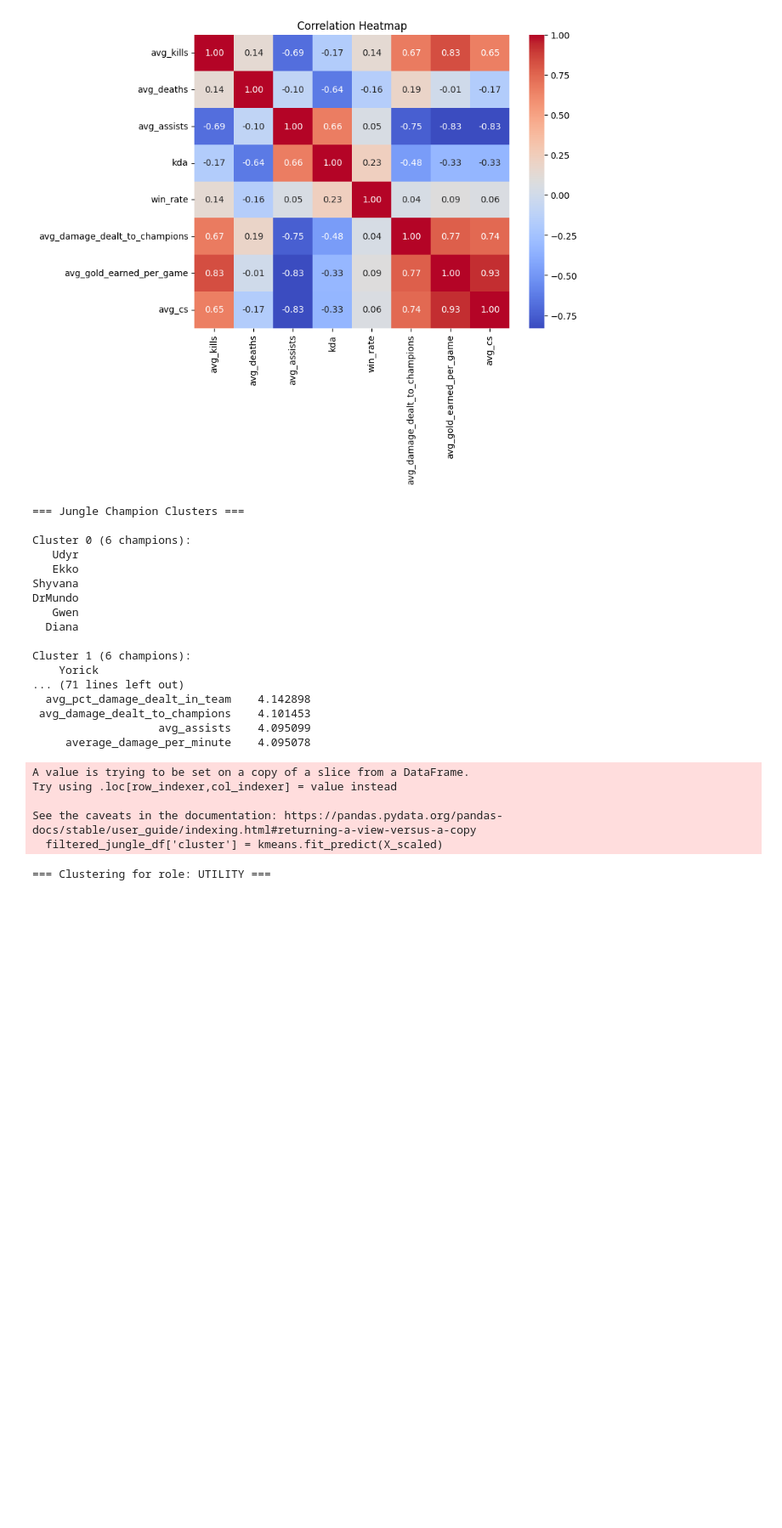
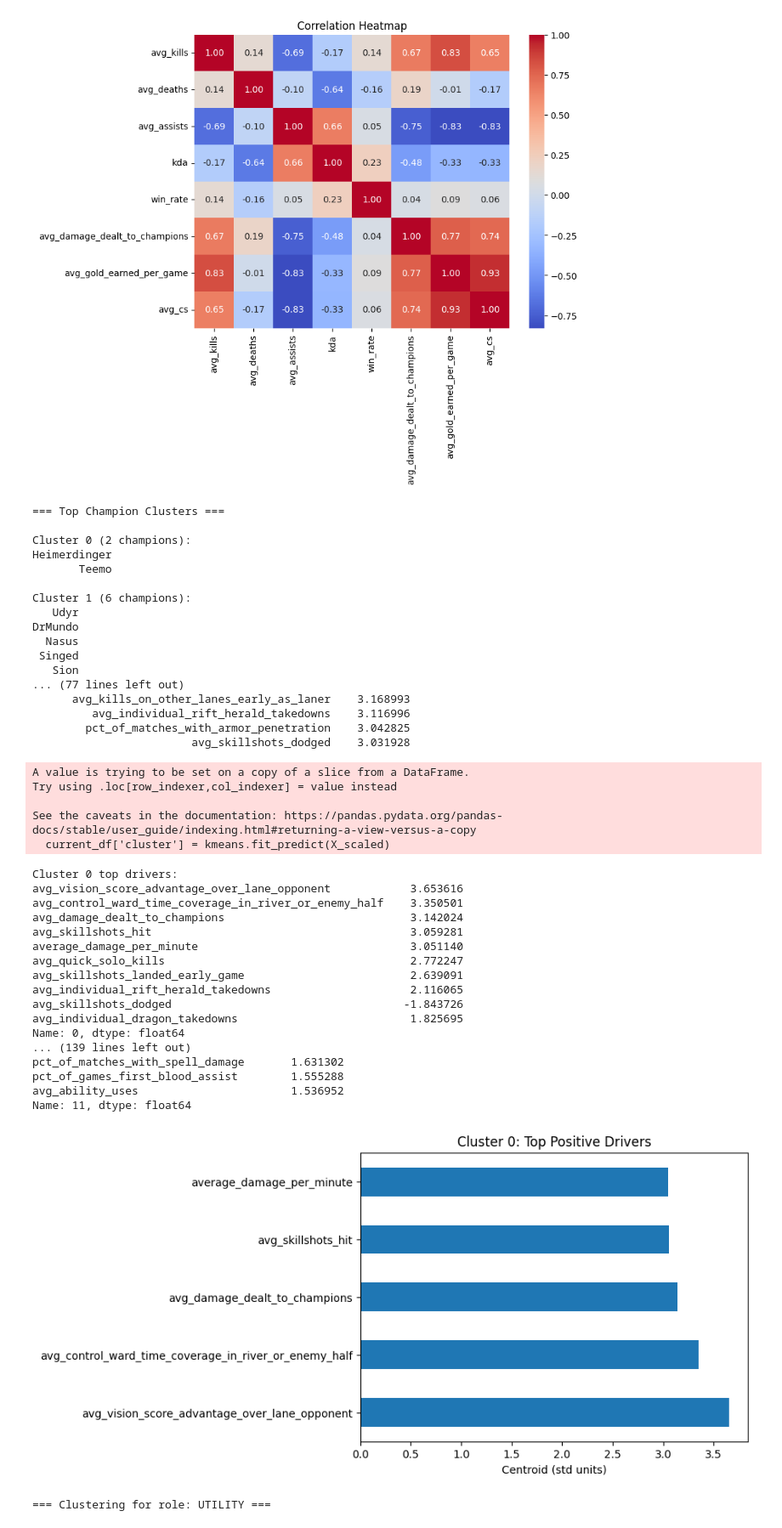
Before and after one commit to calebeurich/lol-helper, a Jupyter notebook: clustering/clustering_2.ipynb, the cells around one changed output. Shown at 85% size. Saved outputs shown, nothing was run; the diff lists cells and outputs as text; code cells hidden in the pictures; blank space fills up the shorter version.

```diff
--- a/clustering/clustering_2.ipynb
+++ b/clustering/clustering_2.ipynb
@@ -720,10 +522,12 @@ from sklearn.preprocessing import StandardScaler
 
 label_cols = ['champion_name', 'team_position']
 
+current_df = filtered_top_df
+
 # Setup
 label_cols = ['champion_name', 'team_position']
-feature_cols = [col for col in filtered_jungle_df.columns if col not in label_cols]
-X = filtered_jungle_df[feature_cols]
+feature_cols = [col for col in current_df.columns if col not in label_cols]
+X = current_df[feature_cols]
 
 # Standardize features
 scaler = StandardScaler()
@@ -732,12 +536,12 @@ X_scaled = scaler.fit_transform(X)
 # Apply KMeans clustering
 k_manual = 9  # Predetermined number of clusters
 kmeans = KMeans(n_clusters=k_manual, random_state=42, n_init=10)
-filtered_jungle_df['cluster'] = kmeans.fit_predict(X_scaled)
+current_df['cluster'] = kmeans.fit_predict(X_scaled)
 
 # Print clusters and their members
-print("=== Jungle Champion Clusters ===")
+print("=== Top Champion Clusters ===")
 for cluster_num in range(k_manual):
-    members = filtered_jungle_df[filtered_jungle_df['cluster'] == cluster_num][['champion_name']]
+    members = current_df[current_df['cluster'] == cluster_num][['champion_name']]
     print(f"\nCluster {cluster_num} ({len(members)} champions):")
     print(members['champion_name'].to_string(index=False))
 
@@ -752,28 +556,63 @@ importance_df = pd.DataFrame({
 print("\n=== Top 10 Most Poggers Features ===")
 print(importance_df.head(10).to_string(index=False))
 # %% [output]
-=== Jungle Champion Clusters ===
+=== Top Champion Clusters ===
 
-Cluster 0 (6 champions):
-   Udyr
-   Ekko
-Shyvana
-DrMundo
-   Gwen
-  Diana
+Cluster 0 (2 champions):
+Heimerdinger
+       Teemo
 
 Cluster 1 (6 champions):
-    Yorick
-... (71 lines left out)
-  avg_pct_damage_dealt_in_team    4.142898
- avg_damage_dealt_to_champions    4.101453
-                   avg_assists    4.095099
-     average_damage_per_minute    4.095078
+   Udyr
+DrMundo
+  Nasus
+ Singed
+   Sion
+... (77 lines left out)
+      avg_kills_on_other_lanes_early_as_laner    3.168993
+         avg_individual_rift_herald_takedowns    3.116996
+        pct_of_matches_with_armor_penetration    3.042825
+                        avg_skillshots_dodged    3.031928
 A value is trying to be set on a copy of a slice from a DataFrame.
 Try using .loc[row_indexer,col_indexer] = value instead
 
 See the caveats in the documentation: https://pandas.pydata.org/pandas-docs/stable/user_guide/indexing.html#returning-a-view-versus-a-copy
-  filtered_jungle_df['cluster'] = kmeans.fit_predict(X_scaled)
+  current_df['cluster'] = kmeans.fit_predict(X_scaled)
+# %%
+# assumes `centroids` from your KMeans and `feature_cols`
+centroid_df = pd.DataFrame(centroids, columns=feature_cols)
+
+for i in range(k_manual):
+    print(f"\nCluster {i} top drivers:")
+    # sort by absolute value, descending
+    top_feats = centroid_df.iloc[i].abs().sort_values(ascending=False).head(10)
+    # but print the signed values so you know the direction
+    print(centroid_df.iloc[i][top_feats.index])
+
+# example: bar chart of cluster 0 drivers
+top = centroid_df.iloc[0].sort_values(ascending=False).head(5)
+top.plot.barh(title="Cluster 0: Top Positive Drivers")
+plt.xlabel("Centroid (std units)")
+plt.show()
+# %% [output]
+Cluster 0 top drivers:
+avg_vision_score_advantage_over_lane_opponent            3.653616
+avg_control_ward_time_coverage_in_river_or_enemy_half    3.350501
+avg_damage_dealt_to_champions                            3.142024
+avg_skillshots_hit                                       3.059281
+average_damage_per_minute                                3.051140
+avg_quick_solo_kills                                     2.772247
+avg_skillshots_landed_early_game                         2.639091
+avg_individual_rift_herald_takedowns                     2.116065
+avg_skillshots_dodged                                   -1.843726
+avg_individual_dragon_takedowns                          1.825695
+Name: 0, dtype: float64
+... (139 lines left out)
+pct_of_matches_with_spell_damage       1.631302
+pct_of_games_first_blood_assist        1.555288
+avg_ability_uses                       1.536952
+Name: 11, dtype: float64
+[figure, added]
 # %%
 import pandas as pd
 import matplotlib.pyplot as plt
```
Also changed, not shown: parts of 9 cells of this notebook, 1 other file.
